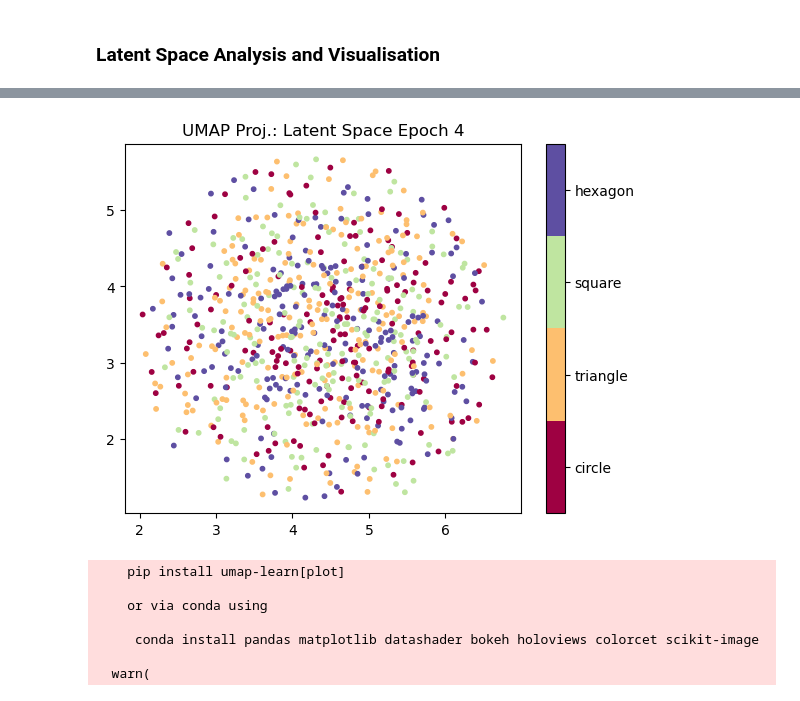
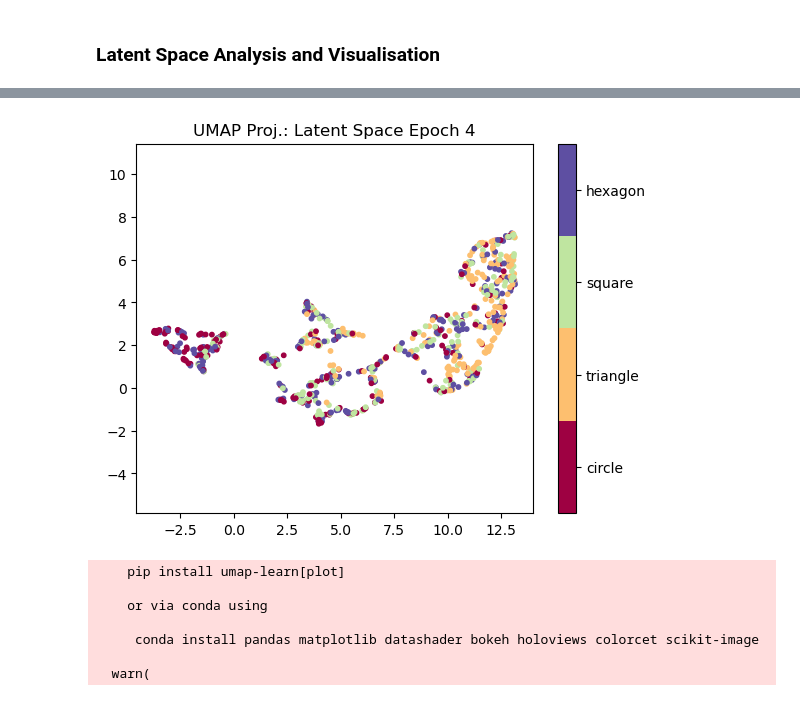
Before and after one commit to EdoardoGiancarli/LearningCodedMasks, a Jupyter notebook: SparkLab/demo_umap_latentSpaceVisualisation.ipynb, the cells around one changed output, grey strips where cells are left out. Drawn from its saved outputs; the diff is of its cells as text; code cells hidden in the pictures.

```diff
--- a/SparkLab/demo_umap_latentSpaceVisualisation.ipynb
+++ b/SparkLab/demo_umap_latentSpaceVisualisation.ipynb
@@ -22,7 +22,10 @@ def get_size(obj: object, default: Any = -1) -> int:
 #BASEPATH: str = '/home/edoardo/Desktop/MockDataForDMs'
 BASEPATH: str = '/mnt/d/MockDataForDMs'
 
-latent_dmap: dict[int, LatentVector] = torch.load(f'{BASEPATH}/latentSpaceContainer.pt', weights_only=False)
+# file_id: str = 'latentSpaceContainer'
+file_id: str = 'latentSpaceContainer_mockVAEmodel'
+
+latent_dmap: dict[int, LatentVector] = torch.load(f'{BASEPATH}/{file_id}.pt', weights_only=False)
 
 print(
     f'Latent Space dmap size: {get_size(latent_dmap)} bytes\n'
@@ -104,3 +107,30 @@ def plot_latent_space(
     if title is not None: plt.title(title, fontsize=12)
     plt.show()
     return
+
+
+def plot_latent_evolution(
+    epochs: tuple[int, ...],
+    latent_dmap: dict[int, tuple[NDArray, NDArray]],
+    n_neighbors: int = 15,
+    min_dist: float = 0.1,
+    labels_dmap: dict[int, 'str'] | None = None,
+    **umap_kwards: Any,
+) -> None:
+    """Shows the latent space distribution at the given epochs."""
+    epochs_ = (epochs,) if not isinstance(epochs, tuple) else epochs
+    for epoch in tqdm(epochs_):
+        epoch_latent_vector, epoch_lbls = latent_dmap[epoch]
+        embedding = UMAP_dim_reducer(
+            data=epoch_latent_vector,
+            n_neighbors=n_neighbors,
+            min_dist=min_dist,
+            **umap_kwards,
+        )
+        plot_latent_space(
+            embedding=embedding,
+            title=f'UMAP Proj.: Latent Space Epoch {epoch}',
+            labels=epoch_lbls,
+            labels_dmap=labels_dmap,
+        )
+    return
@@ -140,21 +180,21 @@ plot_latent_space(
 # %%
 EPOCH: int = 4
 
 epoch_latent_vector, epoch_lbls = np_emb[EPOCH]
 embedding = UMAP_dim_reducer(
     data=epoch_latent_vector,
     n_neighbors=N_NEIGHBORS,
     min_dist=MIN_DIST,
     **KWDS,
 )
 plot_latent_space(
     embedding=embedding,
     title=f'UMAP Proj.: Latent Space Epoch {EPOCH}',
     labels=epoch_lbls,
-    labels_map=CLASS_NAMES,
+    labels_dmap=CLASS_NAMES,
 )
 # %% [output]
-[figure, old version]
+[figure, new version]
 # %%
 assert False
 # %%
```
Also changed, not shown: parts of 6 cells of this notebook, 3 other files.
